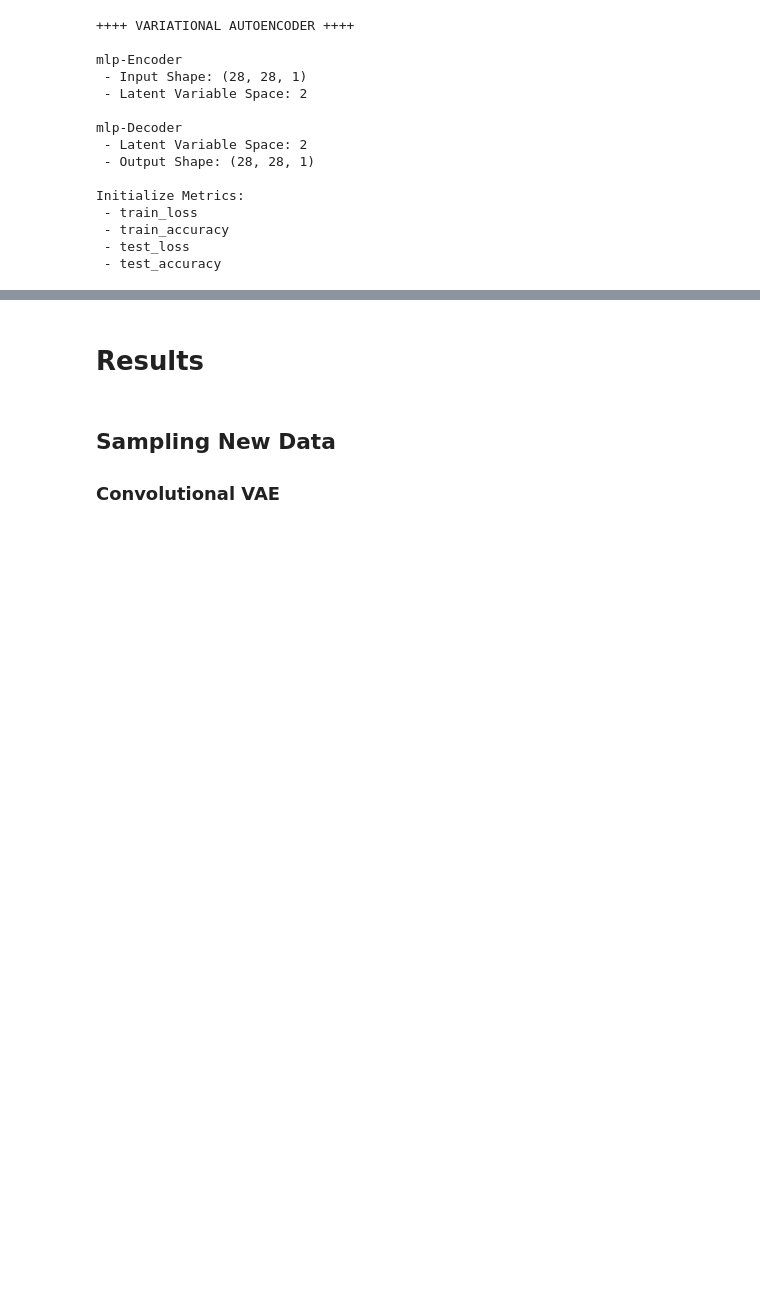
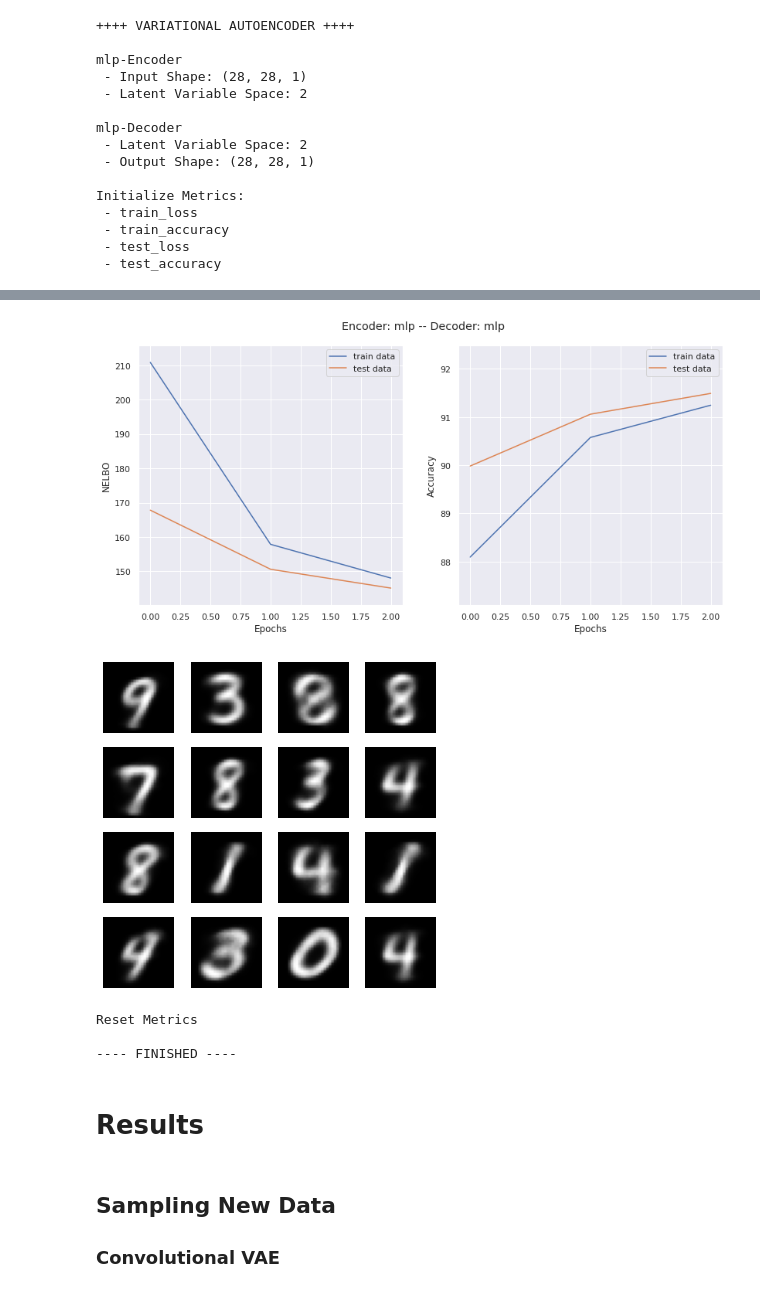
Before and after one commit to BLyndon/bayesian_methods, a Jupyter notebook: notebooks/vae_main.ipynb, the cells around one changed output, grey strips where cells are left out. Cells and saved outputs as stored; diff of their text form; code cells hidden in the pictures; blank space fills up the shorter version.

```diff
--- a/notebooks/vae_main.ipynb
+++ b/notebooks/vae_main.ipynb
@@ -186,0 +220,5 @@ if IMPORT_TENSORBOARD:
+# %%
+encoder_cond = Encoder(inp_shape=img_shape, latent_dim=latent_dim, net='mlp')
+decoder_cond = Decoder(outp_shape=img_shape, latent_dim=latent_dim, net='mlp')
+
+vae_cond = CVAE(encoder_cond, decoder_cond, loss_fn)
@@ -186,0 +241,3 @@ if IMPORT_TENSORBOARD:
+# %%
+vae_cond.fit(train_ds, test_ds, epochs=epochs, save=False)
+# %% [output]
@@ -187,3 +246,8 @@ if IMPORT_TENSORBOARD:
+[figure, added]
+[figure, added]
+Reset Metrics
+
+---- FINISHED ----
 # %% [markdown]
 # Results
 # %% [markdown]
```
Also changed, not shown: parts of 40 cells of this notebook.
